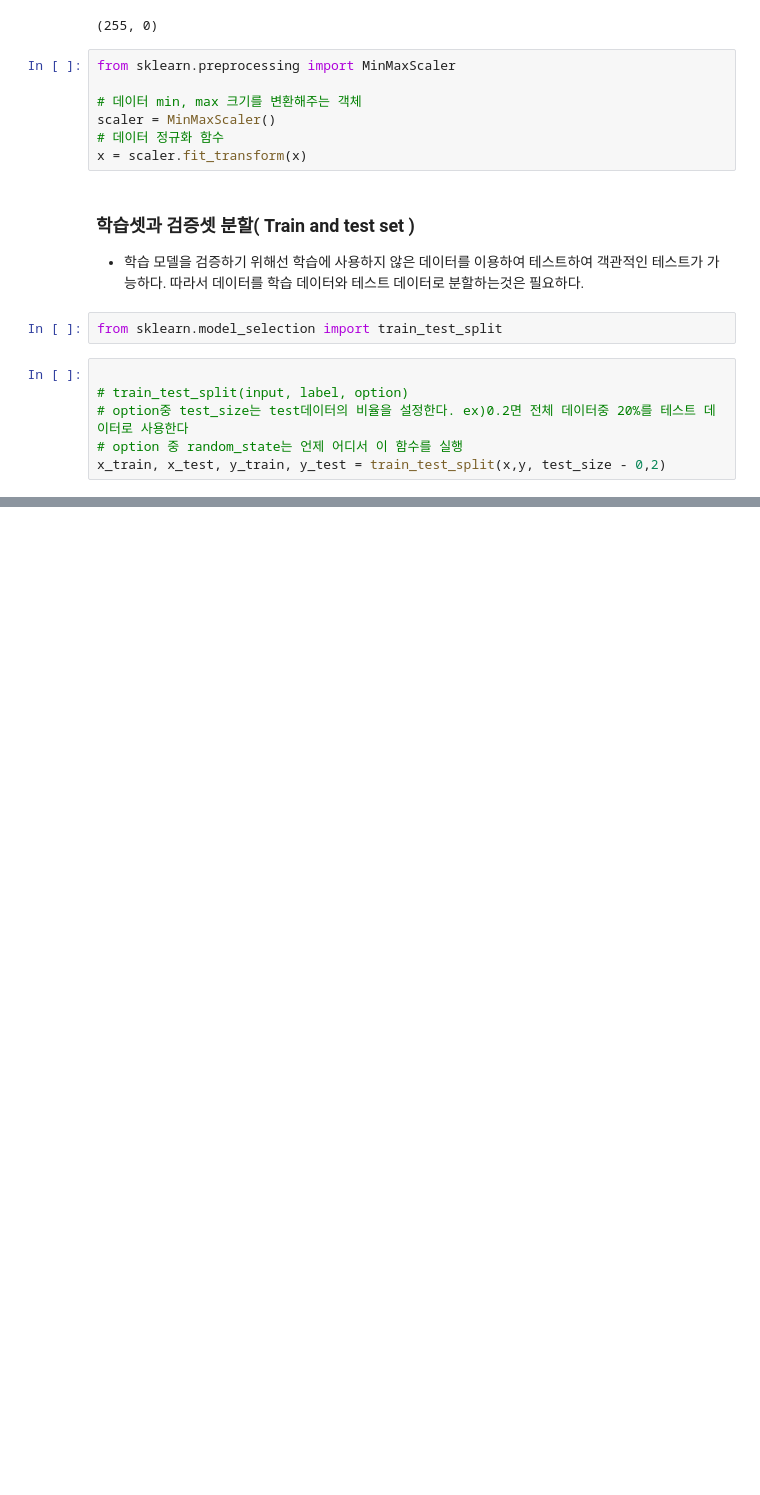
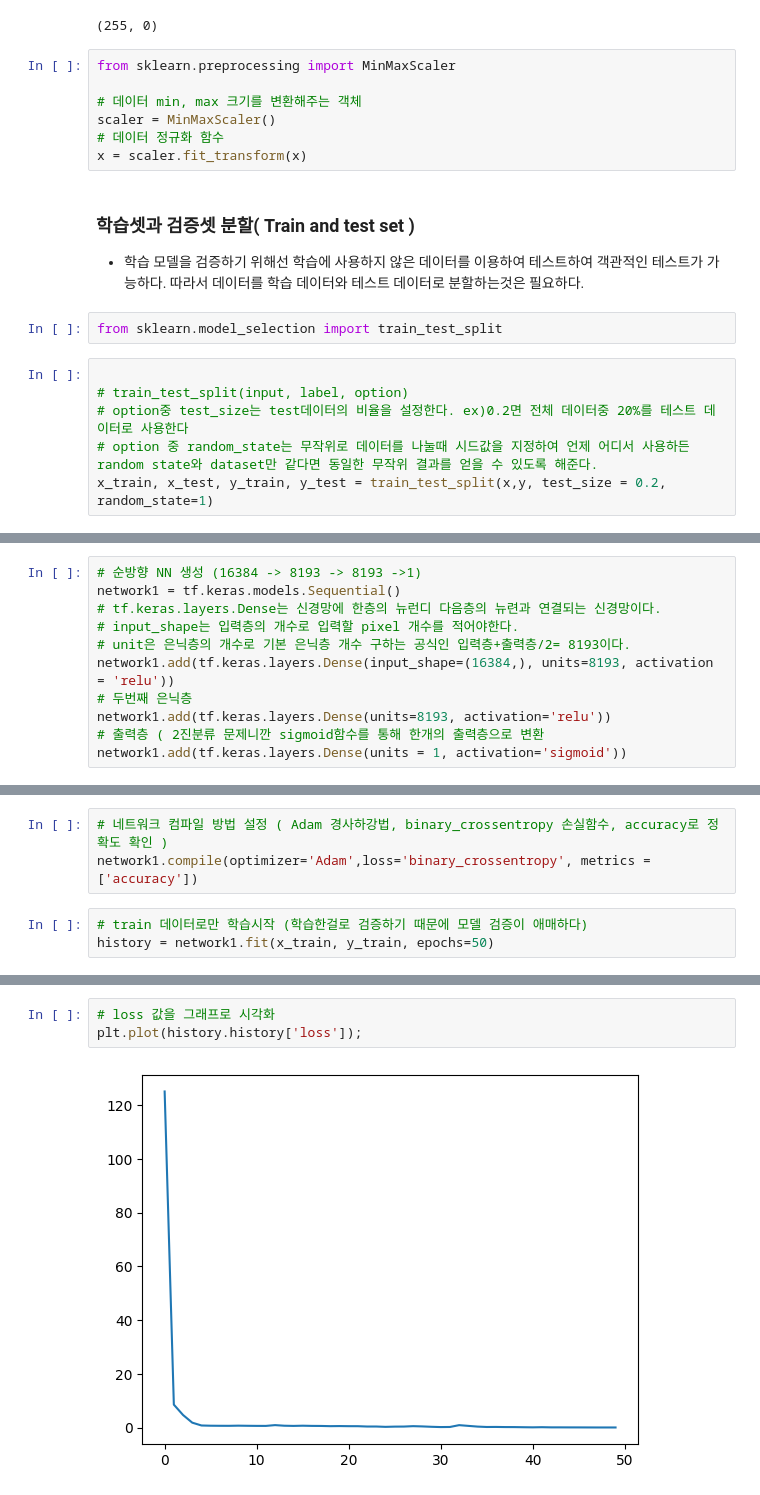
Before and after one commit to LJHgithub2/Computer-Vision, a Jupyter notebook: Neural Network/Neural_network.ipynb, the cells around one changed output, grey strips where cells are left out. Cells and saved outputs as stored; diff of their text form; blank space fills up the shorter version.

Commit message:
Neural Network 학습(2)

```diff
--- a/Neural Network/Neural_network.ipynb
+++ b/Neural Network/Neural_network.ipynb
@@ -155,5 +159,5 @@ from sklearn.model_selection import train_test_split
 
 # train_test_split(input, label, option)
 # option중 test_size는 test데이터의 비율을 설정한다. ex)0.2면 전체 데이터중 20%를 테스트 데이터로 사용한다
-# option 중 random_state는 언제 어디서 이 함수를 실행
-x_train, x_test, y_train, y_test = train_test_split(x,y, test_size - 0,2)
+# option 중 random_state는 무작위로 데이터를 나눌때 시드값을 지정하여 언제 어디서 사용하든 random state와 dataset만 같다면 동일한 무작위 결과를 얻을 수 있도록 해준다.
+x_train, x_test, y_train, y_test = train_test_split(x,y, test_size = 0.2, random_state=1)
@@ -159,0 +172,11 @@ x_train, x_test, y_train, y_test = train_test_split(x,y, test_size - 0,2)
+# %%
+# 순방향 NN 생성 (16384 -> 8193 -> 8193 ->1)
+network1 = tf.keras.models.Sequential()
+# tf.keras.layers.Dense는 신경망에 한층의 뉴런디 다음층의 뉴련과 연결되는 신경망이다.
+# input_shape는 입력층의 개수로 입력할 pixel 개수를 적어야한다.
+# unit은 은닉층의 개수로 기본 은닉층 개수 구하는 공식인 입력층+출력층/2= 8193이다.
+network1.add(tf.keras.layers.Dense(input_shape=(16384,), units=8193, activation = 'relu'))
+# 두번째 은닉층
+network1.add(tf.keras.layers.Dense(units=8193, activation='relu'))
+# 출력층 ( 2진분류 문제니깐 sigmoid함수를 통해 한개의 출력층으로 변환
+network1.add(tf.keras.layers.Dense(units = 1, activation='sigmoid'))
@@ -159,0 +201,6 @@ x_train, x_test, y_train, y_test = train_test_split(x,y, test_size - 0,2)
+# %%
+# 네트워크 컴파일 방법 설정 ( Adam 경사하강법, binary_crossentropy 손실함수, accuracy로 정확도 확인 )
+network1.compile(optimizer='Adam',loss='binary_crossentropy', metrics = ['accuracy'])
+# %%
+# train 데이터로만 학습시작 (학습한걸로 검증하기 때문에 모델 검증이 애매하다)
+history = network1.fit(x_train, y_train, epochs=50)
@@ -159,0 +231,5 @@ x_train, x_test, y_train, y_test = train_test_split(x,y, test_size - 0,2)
+# %%
+# loss 값을 그래프로 시각화
+plt.plot(history.history['loss']);
+# %% [output]
+[figure, added]
```
Also changed, not shown: parts of 24 cells of this notebook.
